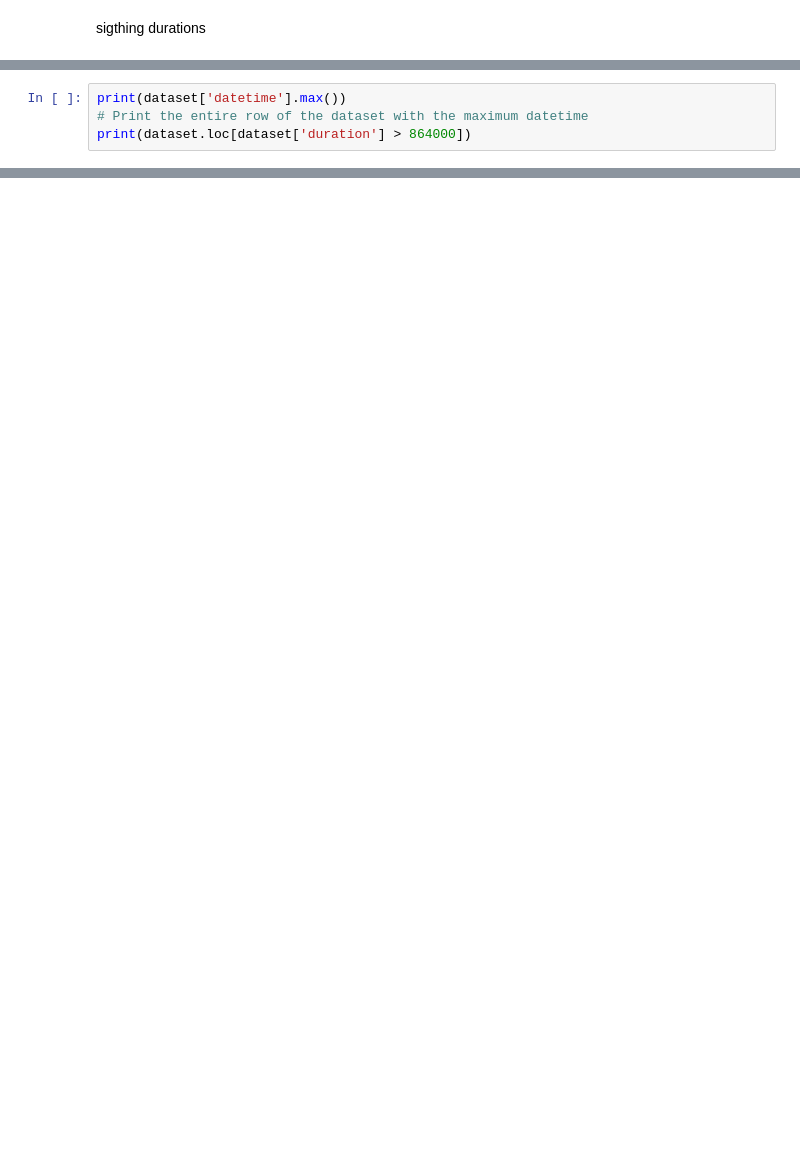
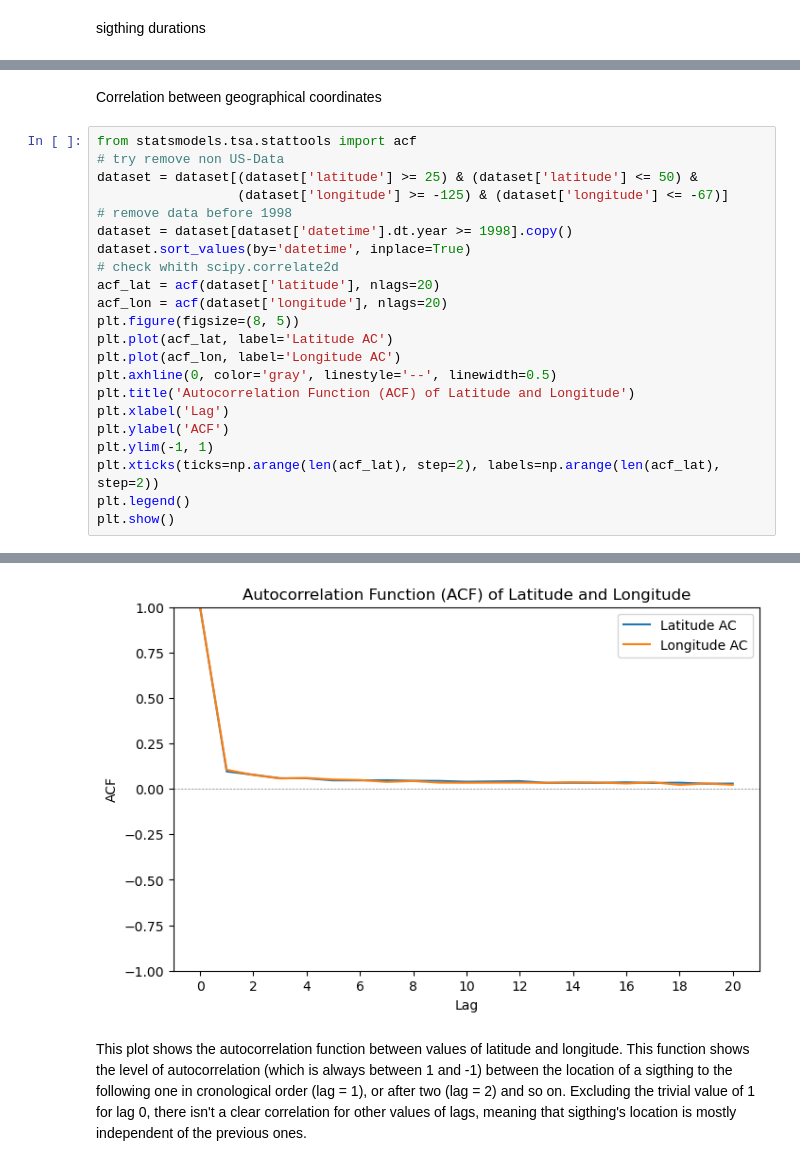
Before and after one commit to BalducciFrancesco/02806-Social-Data-Analysis-and-Visualization, a Jupyter notebook: ufo_technical.ipynb, the cells around one changed output, grey strips where cells are left out. Cells and saved outputs as stored; diff of their text form; blank space fills up the shorter version.

```diff
--- a/ufo_technical.ipynb
+++ b/ufo_technical.ipynb
@@ -252,5 +312,25 @@ Correlation between geographical coordinates
+# %% [markdown]
+Correlation between geographical coordinates
 # %%
-print(dataset['datetime'].max())
-# Print the entire row of the dataset with the maximum datetime
-print(dataset.loc[dataset['duration'] > 864000])
+from statsmodels.tsa.stattools import acf
+# try remove non US-Data
+dataset = dataset[(dataset['latitude'] >= 25) & (dataset['latitude'] <= 50) &
+                  (dataset['longitude'] >= -125) & (dataset['longitude'] <= -67)]
+# remove data before 1998
+dataset = dataset[dataset['datetime'].dt.year >= 1998].copy()
+dataset.sort_values(by='datetime', inplace=True)
+# check whith scipy.correlate2d
+acf_lat = acf(dataset['latitude'], nlags=20)
+acf_lon = acf(dataset['longitude'], nlags=20)
+plt.figure(figsize=(8, 5))
+plt.plot(acf_lat, label='Latitude AC')
+plt.plot(acf_lon, label='Longitude AC')
+plt.axhline(0, color='gray', linestyle='--', linewidth=0.5)
+plt.title('Autocorrelation Function (ACF) of Latitude and Longitude')
+plt.xlabel('Lag')
+plt.ylabel('ACF')
+plt.ylim(-1, 1)
+plt.xticks(ticks=np.arange(len(acf_lat), step=2), labels=np.arange(len(acf_lat), step=2))
+plt.legend()
+plt.show()
 # %% [output]
@@ -273,0 +337,3 @@ print(dataset.loc[dataset['duration'] > 864000])
+[figure, added]
+# %% [markdown]
+This plot shows the autocorrelation function between values of latitude and longitude. This function shows the level of autocorrelation (which is always between 1 and -1) between the location of a sigthing to the following one in cronological order (lag = 1), or after two (lag = 2) and so on. Excluding the trivial value of 1 for lag 0, there isn't a clear correlation for other values of lags, meaning that sigthing's location is mostly independent of the previous ones.
```
Also changed, not shown: parts of 18 cells of this notebook.
